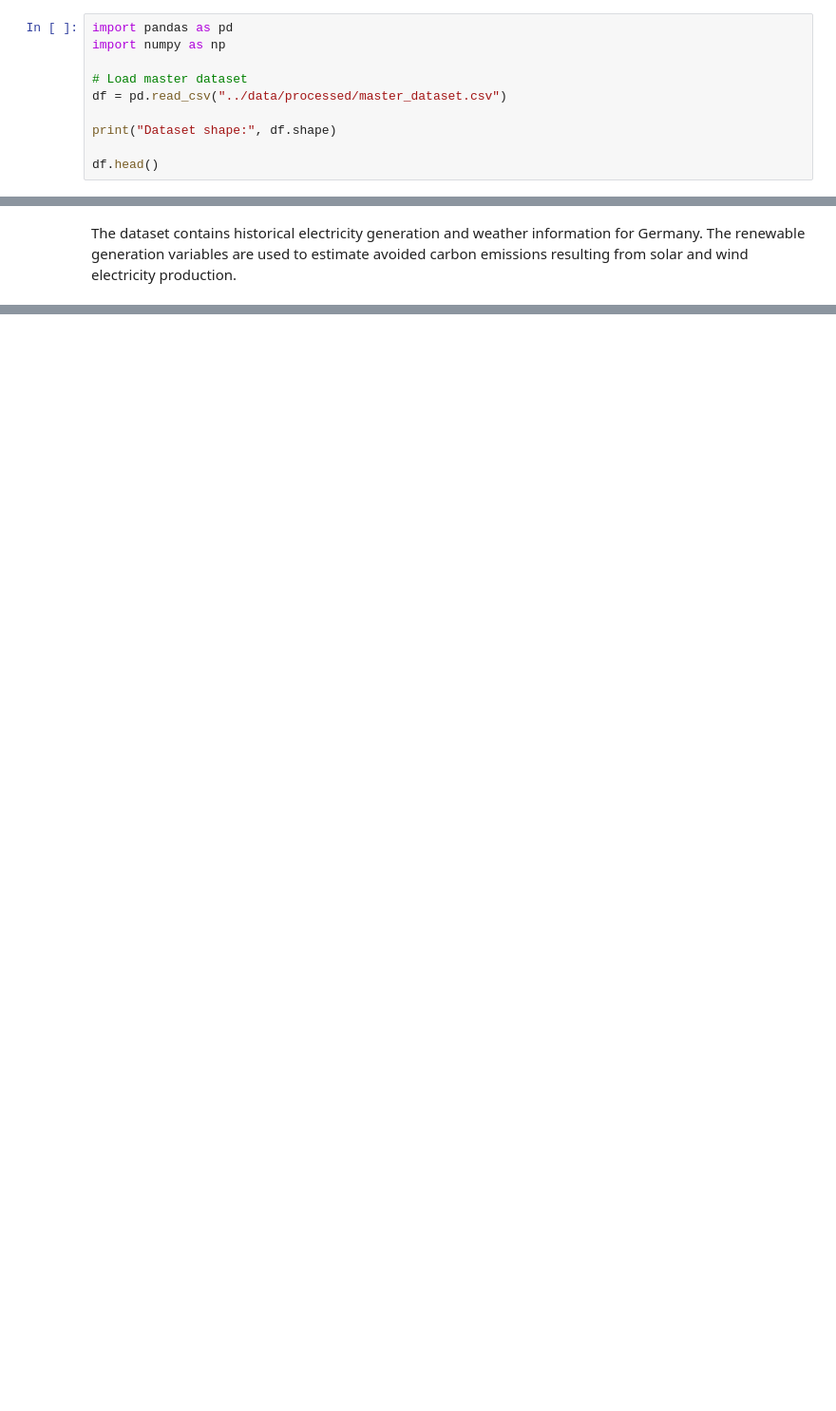
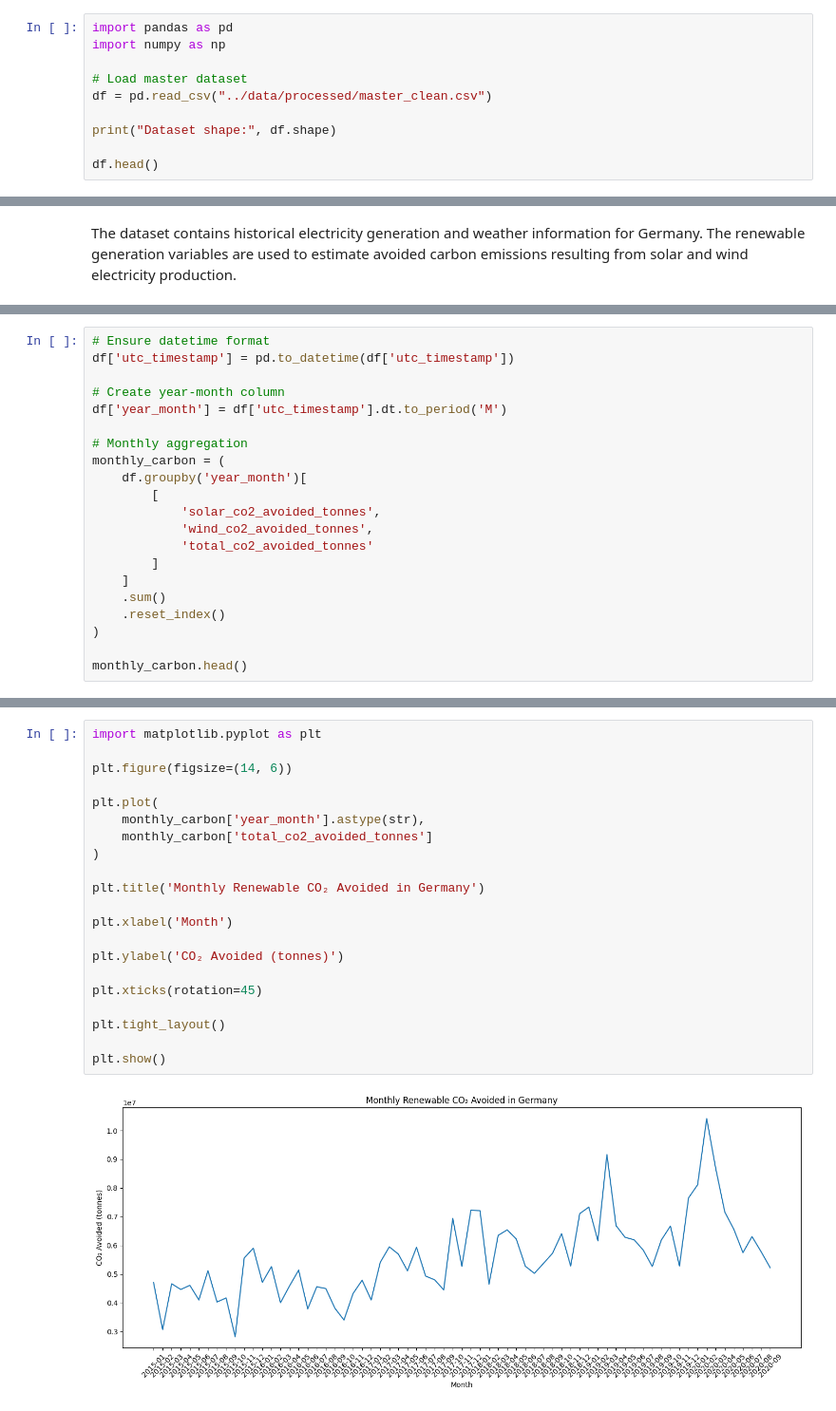
Before and after one commit to Kendivoen/energy-analytics-platform, a Jupyter notebook: notebooks/09_carbon_impact_analysis.ipynb, the cells around one changed output, grey strips where cells are left out. Shown at 95% size. Drawn from its saved outputs; the diff is of its cells as text; blank space fills up the shorter version.

Commit message:
Add carbon impact analysis of renewable generation in Germany

```diff
--- a/notebooks/09_carbon_impact_analysis.ipynb
+++ b/notebooks/09_carbon_impact_analysis.ipynb
@@ -36,7 +38,7 @@ import pandas as pd
 import numpy as np
 
 # Load master dataset
-df = pd.read_csv("../data/processed/master_dataset.csv")
+df = pd.read_csv("../data/processed/master_clean.csv")
 
 print("Dataset shape:", df.shape)
 
@@ -45,0 +248,21 @@ The dataset contains historical electricity generation and weather information f
+# %%
+# Ensure datetime format
+df['utc_timestamp'] = pd.to_datetime(df['utc_timestamp'])
+
+# Create year-month column
+df['year_month'] = df['utc_timestamp'].dt.to_period('M')
+
+# Monthly aggregation
+monthly_carbon = (
+    df.groupby('year_month')[
+        [
+            'solar_co2_avoided_tonnes',
+            'wind_co2_avoided_tonnes',
+            'total_co2_avoided_tonnes'
+        ]
+    ]
+    .sum()
+    .reset_index()
+)
+
+monthly_carbon.head()
@@ -45,0 +286,23 @@ The dataset contains historical electricity generation and weather information f
+# %%
+import matplotlib.pyplot as plt
+
+plt.figure(figsize=(14, 6))
+
+plt.plot(
+    monthly_carbon['year_month'].astype(str),
+    monthly_carbon['total_co2_avoided_tonnes']
+)
+
+plt.title('Monthly Renewable CO₂ Avoided in Germany')
+
+plt.xlabel('Month')
+
+plt.ylabel('CO₂ Avoided (tonnes)')
+
+plt.xticks(rotation=45)
+
+plt.tight_layout()
+
+plt.show()
+# %% [output]
+[figure, added]
```
Also changed, not shown: parts of 33 cells of this notebook.
